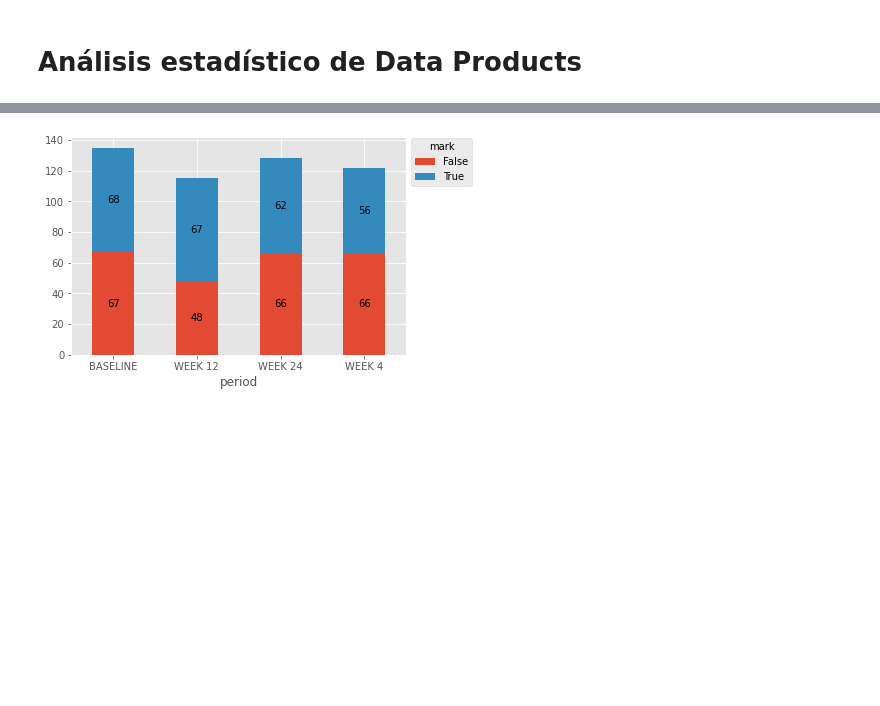
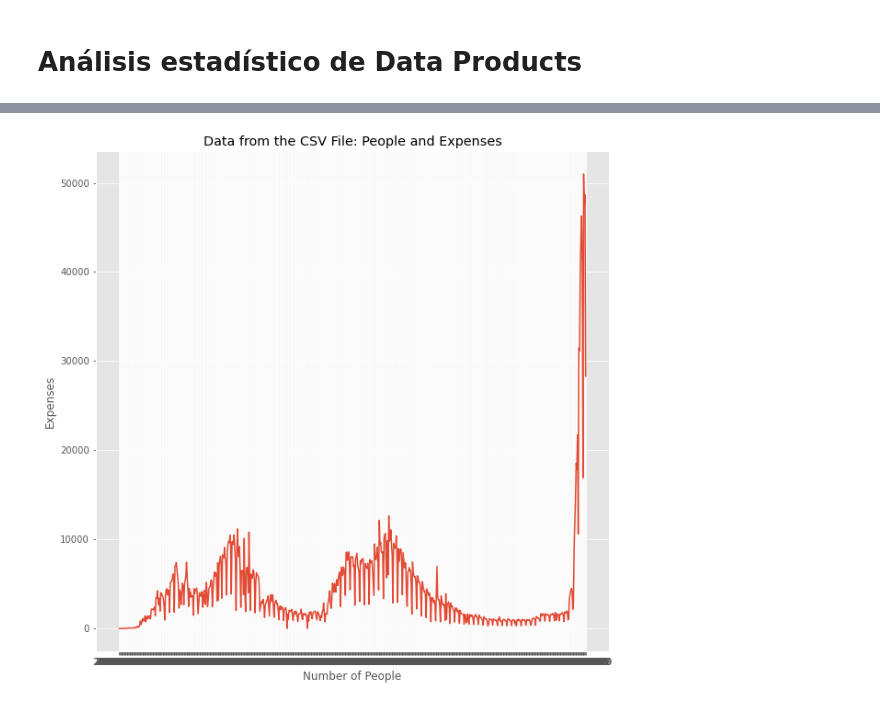
Before and after one commit to xxotto/covid19-Peru, a Jupyter notebook: DataAnalysis.ipynb, the cells around one changed output, grey strips where cells are left out. Cells and saved outputs as stored; diff of their text form; code cells hidden in the pictures; blank space fills up the shorter version.

```diff
--- a/DataAnalysis.ipynb
+++ b/DataAnalysis.ipynb
@@ -66,24 +69,16 @@ ct_falVac.plot()
-# %%
-import numpy as np
-import pandas as pd
-import seaborn as sns
-import matplotlib.pyplot as plt
-
-n = 500
-np.random.seed(365)
-mark = np.random.choice([True, False], n)
-periods = np.random.choice(['BASELINE', 'WEEK 12', 'WEEK 24', 'WEEK 4'], n)
-
-df = pd.DataFrame({'mark': mark, 'period': periods})
-ct = pd.crosstab(df.period, df.mark)
-
-ax = ct.plot(kind='bar', stacked=True, rot=0)
-ax.legend(title='mark', bbox_to_anchor=(1, 1.02), loc='upper left')
-
-# add annotations if desired
-for c in ax.containers:
-
-    # set the bar label
-    ax.bar_label(c, label_type='center')
-# %% [output]
-[figure, removed]
+# %%
+df = pd.read_csv('Data/DP4_covid19-peru_x_fecha.csv')
+# %%
+fig, ax = plt.subplots(figsize=(10,10))  # Create a figure
+plt.style.use('ggplot')  # Using the style for the plot
+
+plt.plot(df['date'],df['casos'])
+
+plt.title('Data from the CSV File: People and Expenses')
+
+plt.xlabel('Number of People')
+plt.ylabel('Expenses')
+
+plt.show()
+# %% [output]
+[figure, added]
```
Also changed, not shown: parts of 3 cells of this notebook, 4 other files.
